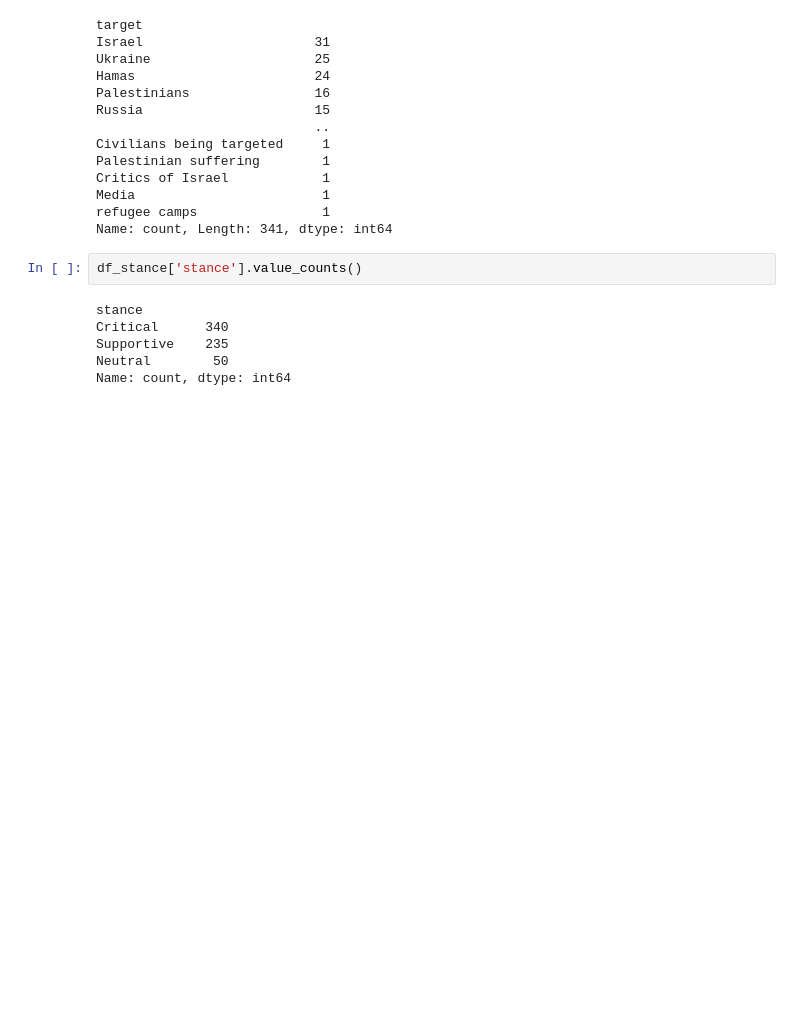
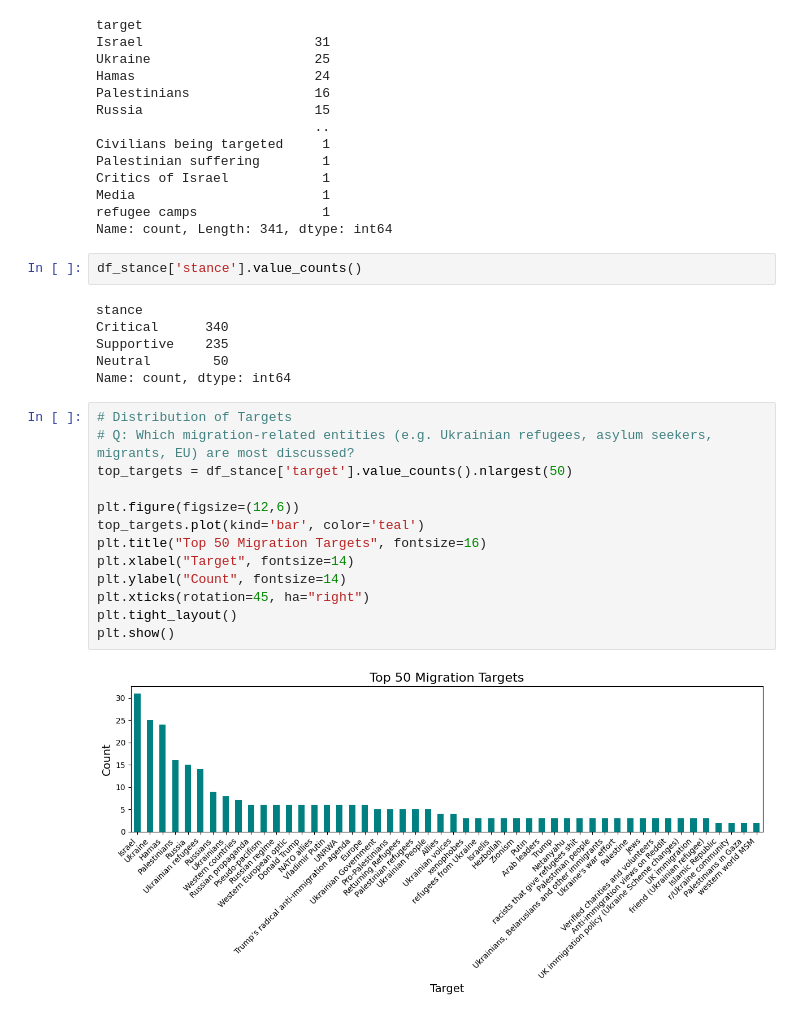
Before and after one commit to AnnaVerbytska/Migration_Sentiment, a Jupyter notebook: notebooks/eda.ipynb, the cells around one changed output. Drawn from its saved outputs; the diff is of its cells as text; blank space fills up the shorter version.

Commit message:
EDA for stance analysis complete

```diff
--- a/notebooks/eda.ipynb
+++ b/notebooks/eda.ipynb
@@ -450,3 +454,18 @@ Critical      340
 Supportive    235
 Neutral        50
 Name: count, dtype: int64
+# %%
+# Distribution of Targets
+# Q: Which migration-related entities (e.g. Ukrainian refugees, asylum seekers, migrants, EU) are most discussed?
+top_targets = df_stance['target'].value_counts().nlargest(50)
+
+plt.figure(figsize=(12,6))
+top_targets.plot(kind='bar', color='teal')
+plt.title("Top 50 Migration Targets", fontsize=16)
+plt.xlabel("Target", fontsize=14)
+plt.ylabel("Count", fontsize=14)
+plt.xticks(rotation=45, ha="right")
+plt.tight_layout()
+plt.show()
+# %% [output]
+[figure, added]
```
Also changed, not shown: parts of 14 cells of this notebook, 5 other files.
